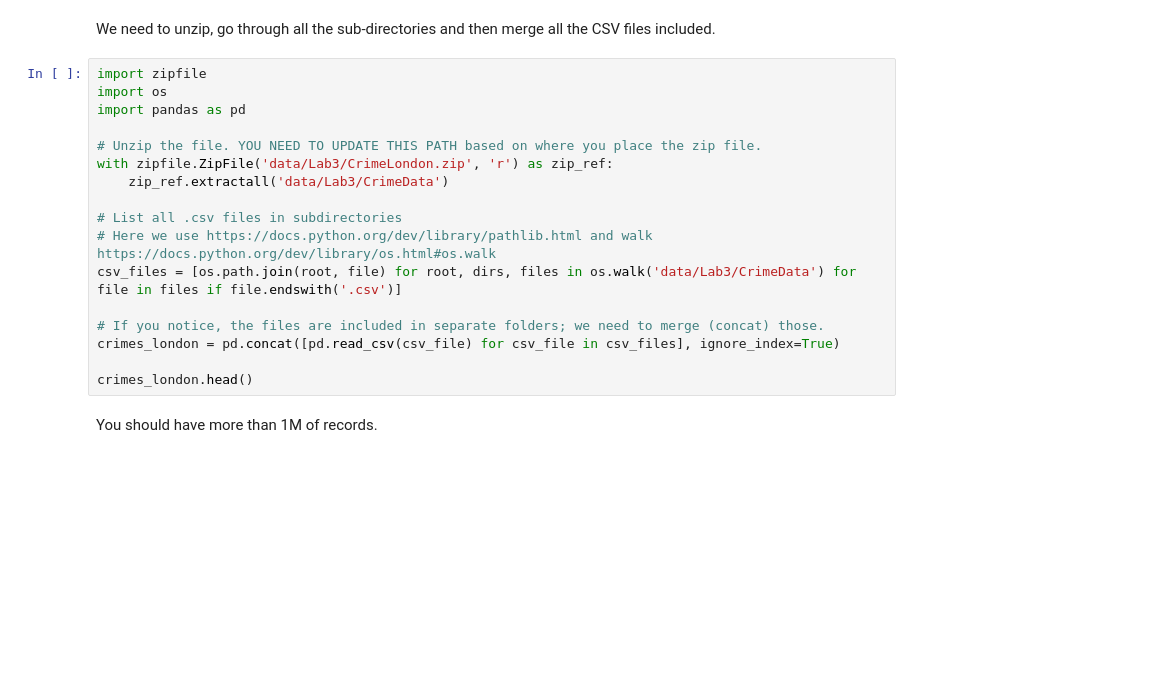
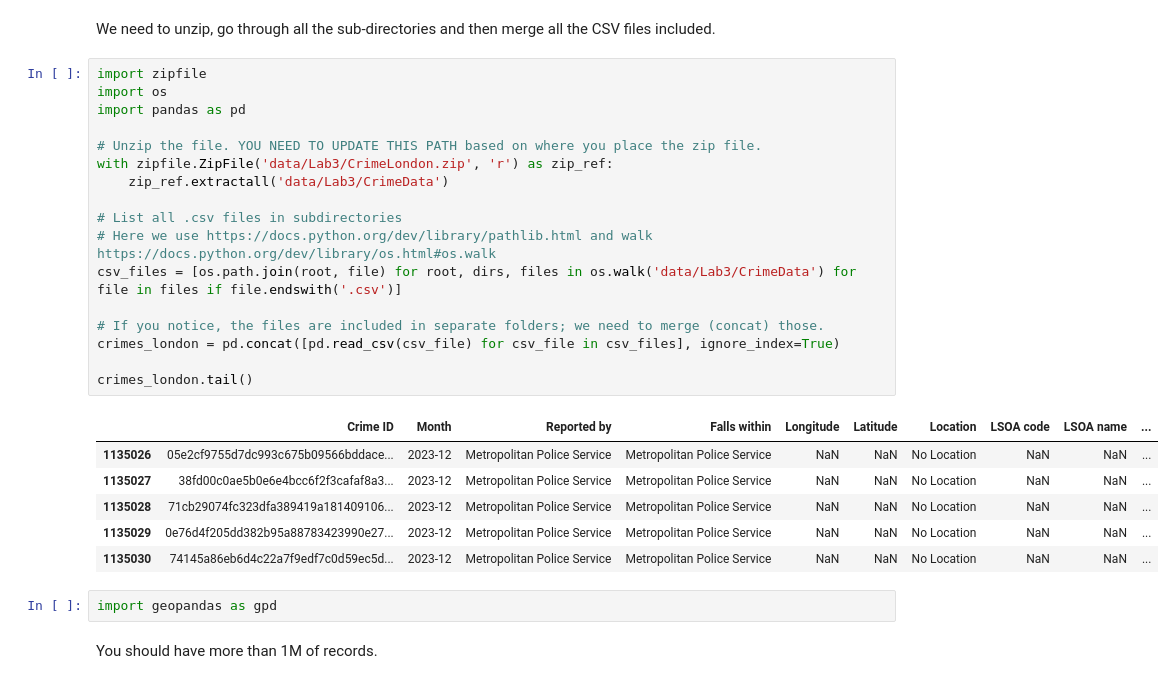
Before and after one commit to OscarChivers/UARepo, a Jupyter notebook: UA_LabWorkbook_3.ipynb, the cells around one changed output. Drawn from its saved outputs; the diff is of its cells as text; blank space fills up the shorter version.

```diff
--- a/UA_LabWorkbook_3.ipynb
+++ b/UA_LabWorkbook_3.ipynb
@@ -497,20 +492,29 @@ We need to unzip, go through all the sub-directories and then merge all the CSV
 # %%
 import zipfile
 import os
 import pandas as pd
 
 # Unzip the file. YOU NEED TO UPDATE THIS PATH based on where you place the zip file.
 with zipfile.ZipFile('data/Lab3/CrimeLondon.zip', 'r') as zip_ref:
     zip_ref.extractall('data/Lab3/CrimeData')
 
 # List all .csv files in subdirectories
 # Here we use https://docs.python.org/dev/library/pathlib.html and walk https://docs.python.org/dev/library/os.html#os.walk
 csv_files = [os.path.join(root, file) for root, dirs, files in os.walk('data/Lab3/CrimeData') for file in files if file.endswith('.csv')]
 
 # If you notice, the files are included in separate folders; we need to merge (concat) those.
 crimes_london = pd.concat([pd.read_csv(csv_file) for csv_file in csv_files], ignore_index=True)
 
-crimes_london.head()
+crimes_london.tail()
+# %% [output]
+|  | Crime ID | Month | Reported by | Falls within | Longitude | Latitude | Location | LSOA code | LSOA name | ... |
+| 1135026 | 05e2cf9755d7dc993c675b09566bddace... | 2023-12 | Metropolitan Police Service | Metropolitan Police Service | NaN | NaN | No Location | NaN | NaN | ... |
+| 1135027 | 38fd00c0ae5b0e6e4bcc6f2f3cafaf8a3... | 2023-12 | Metropolitan Police Service | Metropolitan Police Service | NaN | NaN | No Location | NaN | NaN | ... |
+| 1135028 | 71cb29074fc323dfa389419a181409106... | 2023-12 | Metropolitan Police Service | Metropolitan Police Service | NaN | NaN | No Location | NaN | NaN | ... |
+| 1135029 | 0e76d4f205dd382b95a88783423990e27... | 2023-12 | Metropolitan Police Service | Metropolitan Police Service | NaN | NaN | No Location | NaN | NaN | ... |
+| 1135030 | 74145a86eb6d4c22a7f9edf7c0d59ec5d... | 2023-12 | Metropolitan Police Service | Metropolitan Police Service | NaN | NaN | No Location | NaN | NaN | ... |
+# %%
+import geopandas as gpd
 # %% [markdown]
 You should have more than 1M of records.
 # %%
```
Also changed, not shown: parts of 16 cells of this notebook.
